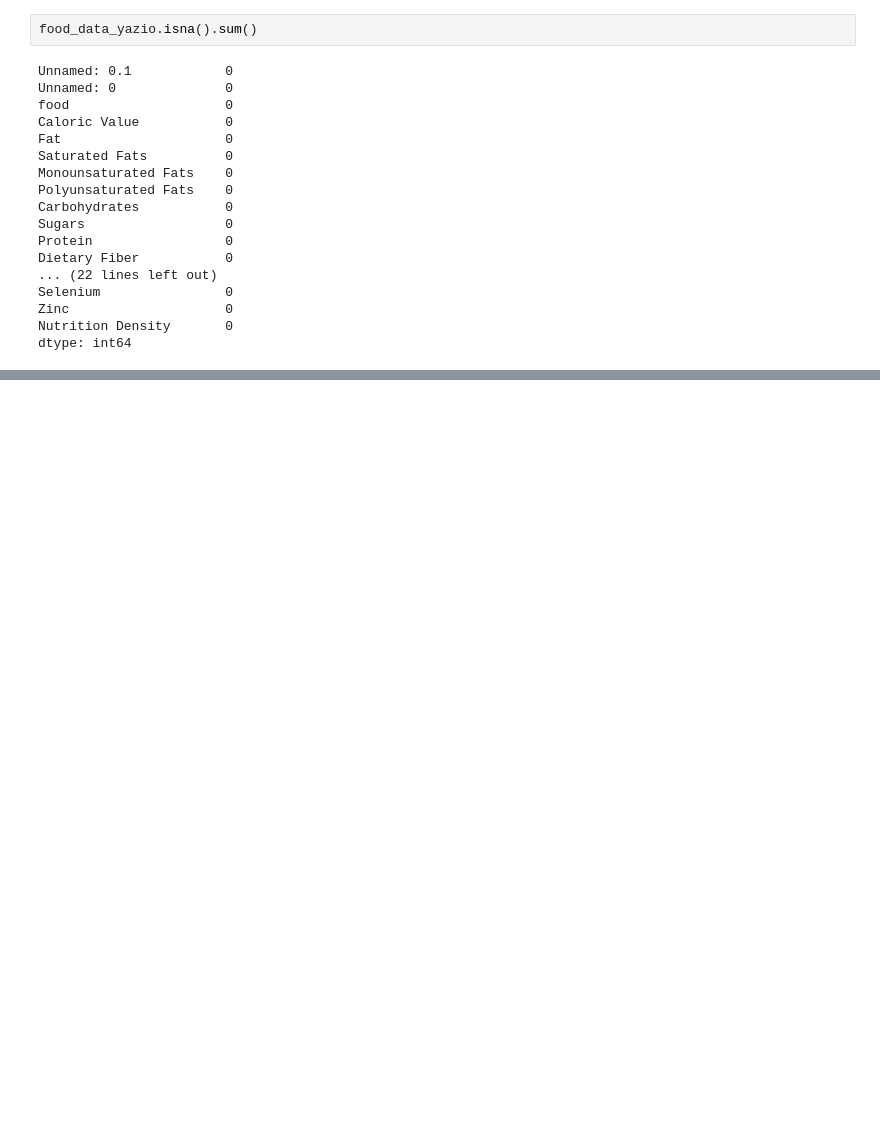
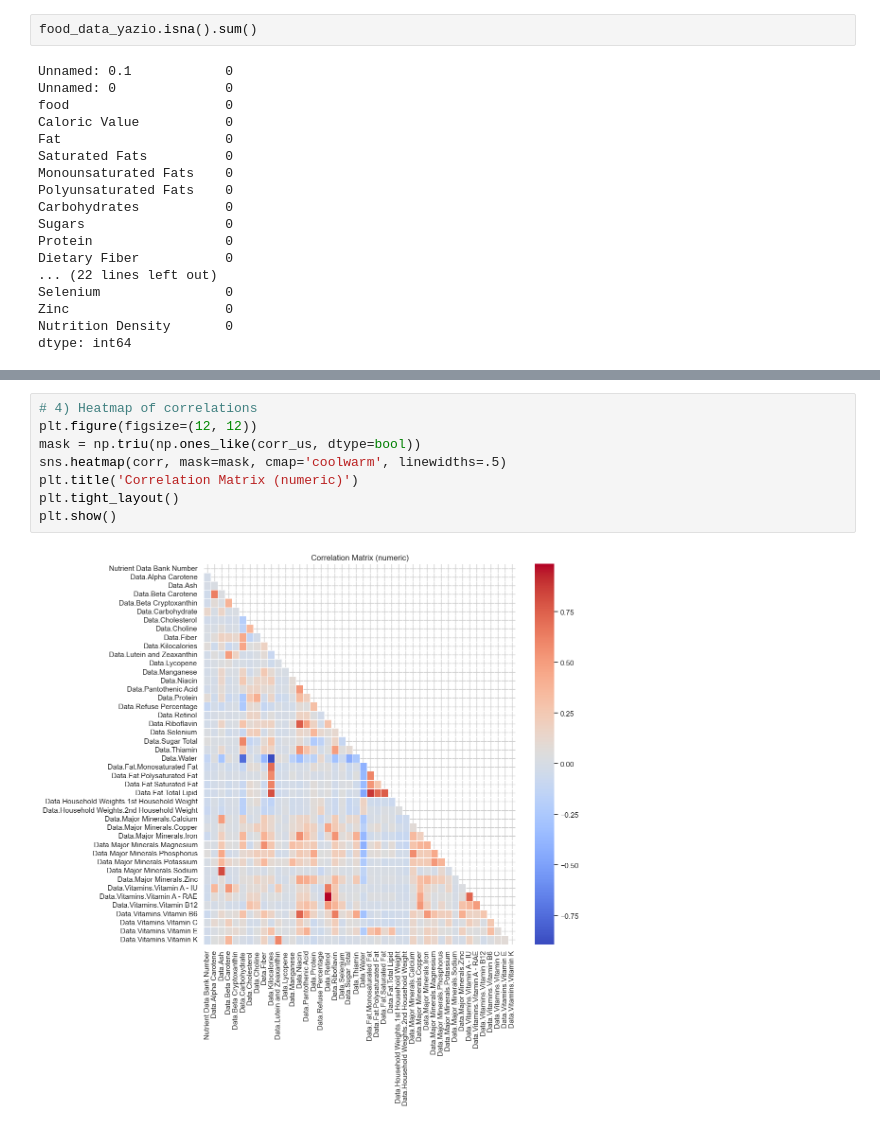
Before and after one commit to Evimess/IS477_FInal_Project, a Jupyter notebook: is477_analysis.ipynb, the cells around one changed output, grey strips where cells are left out. Drawn from its saved outputs; the diff is of its cells as text; blank space fills up the shorter version.

```diff
--- a/is477_analysis.ipynb
+++ b/is477_analysis.ipynb
@@ -278,0 +406,10 @@ dtype: int64
+# %%
+# 4) Heatmap of correlations
+plt.figure(figsize=(12, 12))
+mask = np.triu(np.ones_like(corr_us, dtype=bool))
+sns.heatmap(corr, mask=mask, cmap='coolwarm', linewidths=.5)
+plt.title('Correlation Matrix (numeric)')
+plt.tight_layout()
+plt.show()
+# %% [output]
+[figure, added]
```
Also changed, not shown: parts of 7 cells of this notebook.
